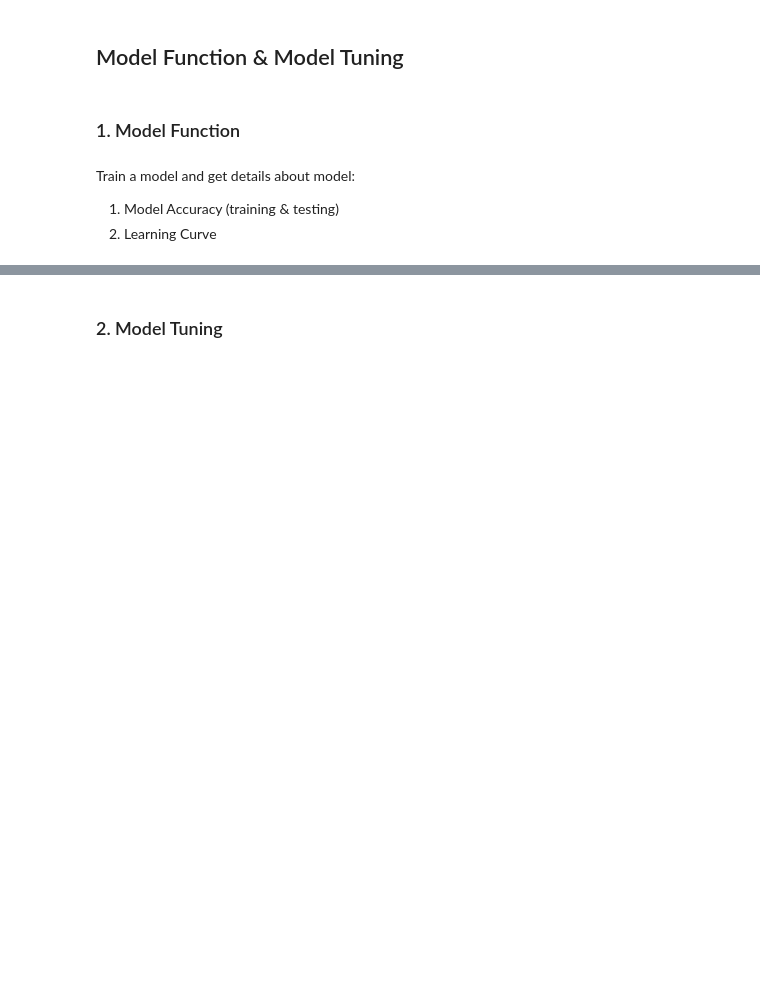
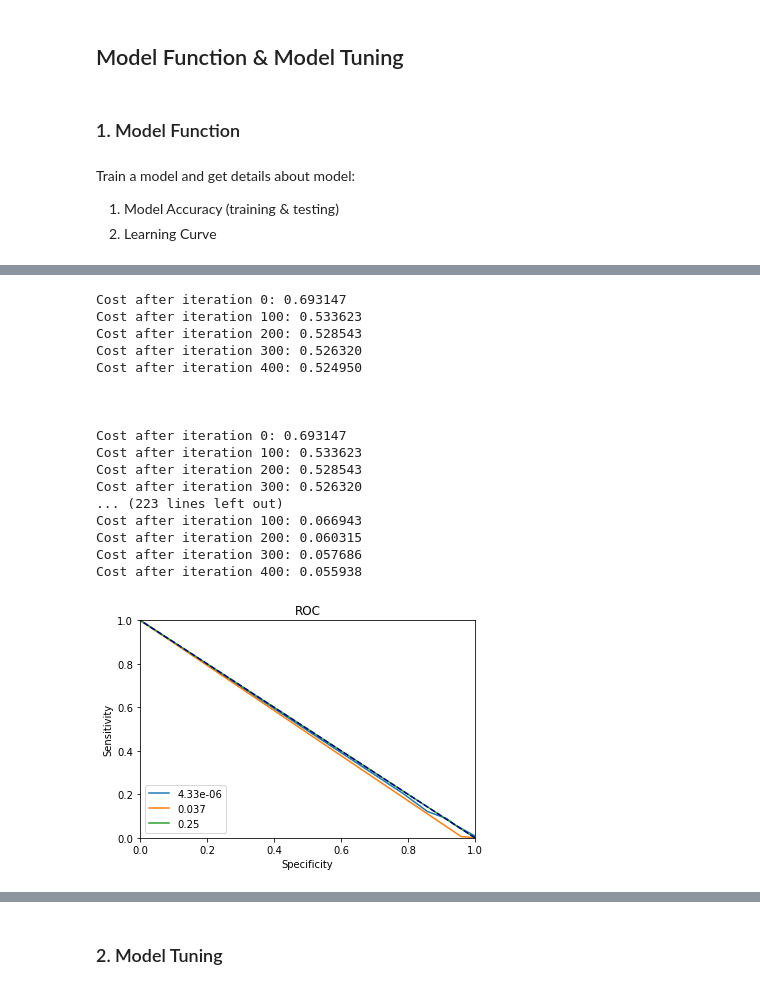
Before and after one commit to HaoWoo96/contact_map_pred, a Jupyter notebook: model_analysis.ipynb, the cells around one changed output, grey strips where cells are left out. Drawn from its saved outputs; the diff is of its cells as text; code cells hidden in the pictures; blank space fills up the shorter version.

```diff
--- a/model_analysis.ipynb
+++ b/model_analysis.ipynb
@@ -197,7 +171,7 @@ def optimize(w, b, X, Y, num_iterations, learning_rate, print_cost = False):
 
     return params, grads, costs
 # %%
-def predict(w, b, X):
+def predict(w, b, X, p_cut):
     '''
     Predict whether the label is 0 or 1 using learned logistic regression parameters (w, b)
 
@@ -205,6 +179,7 @@ def predict(w, b, X):
     w -- weights, a numpy array of size (6, 1)
     b -- bias, a scalar
     X -- data of size (6, number of examples)
+    p_cut -- cutoff for converting probabilities to actual predictions
 
     Returns:
     Y_prediction -- a numpy array (vector) containing all predictions (0/1) for the examples in X
@@ -220,7 +195,7 @@ def predict(w, b, X):
     for i in tqdm(range(A.shape[1])):
 
         # Convert probabilities A[0,i] to actual predictions p[0,i]
-        if A[0][i] <= 0.5:
+        if A[0][i] <= p_cut:
             Y_prediction[0][i] = 0
         else:
             Y_prediction[0][i] = 1
@@ -315,7 +291,7 @@ def predict_from_contact_pred(w, b, nb_range, c_p):
 # %% [markdown]
 ### 1. Model Function
 # %%
-def model(X_train, Y_train, X_test, Y_test, num_iterations = 500, learning_rate = 0.5, print_cost = False):
+def model(X_train, Y_train, X_test, Y_test, num_iterations, learning_rate, print_cost, p_cut):
     """
     Builds the logistic regression model by calling the function implemented above
 
@@ -343,13 +319,13 @@ def model(X_train, Y_train, X_test, Y_test, num_iterations = 500, learning_rate
     b = parameters["b"]
 
     # Predict test/train set examples (≈ 2 lines of code)
-    Y_prediction_test = predict(w, b, X_test)
-    Y_prediction_train = predict(w, b, X_train)
+    Y_prediction_test = predict(w, b, X_test, p_cut)
+    Y_prediction_train = predict(w, b, X_train, p_cut)
 
 
     # Print train/test Errors
-    print("train accuracy: {} %".format(100 - np.mean(np.abs(Y_prediction_train - Y_train)) * 100))
-    print("test accuracy: {} %".format(100 - np.mean(np.abs(Y_prediction_test - Y_test)) * 100))
+    #print("train accuracy: {} %".format(100 - np.mean(np.abs(Y_prediction_train - Y_train)) * 100))
+    #print("test accuracy: {} %".format(100 - np.mean(np.abs(Y_prediction_test - Y_test)) * 100))
 
 
     model_result = {"costs": costs,
@@ -365,5 +341,3 @@ def model(X_train, Y_train, X_test, Y_test, num_iterations = 500, learning_rate
 Train a model and get details about model:
 1. Model Accuracy (training & testing)
 2. Learning Curve
-# %%
-model_result = model(X_train, Y_train, X_test, Y_test, num_iterations = 1500, learning_rate = 0.5, print_cost = False)
@@ -391 +344,58 @@ test accuracy: 95.54536843649487 %
+# %%
+p_cuts = [0.1*float(i) for i in range(10)]
+
+plt.figure(0)
+
+for cutoff in tqdm(cutoffs):
+    sensitivity = []
+    specificity = []
+
+    for p_cut in tqdm(p_cuts):
+        X_train, Y_train, X_test, Y_test = datasets[cutoff]
+        model_result = model(X_train, Y_train, X_test, Y_test, 500, 0.5, False, p_cut)
+        tn, fp, fn, tp = confusion_matrix(Y_test.flatten(),model_result["Y_prediction_test"].flatten()).ravel()
+        sensitivity.append(tp*1.0/(tp+tn))
+        specificity.append(tn*1.0/(tn+fp))
+
+    sensitivity += [1,0]
+    specificity += [0,1]
+    spec = pd.DataFrame({'spec':specificity})
+    sens = pd.DataFrame({'sens':sensitivity})
+    df = pd.concat([spec, sens], axis=1, sort=False)
+    df = df.sort_values('spec')
+
+    specificity = list(df['spec'])
+    sensitivity = list(df['sens'])
+
+    plt.plot(specificity, sensitivity)
+
+plt.plot([1, 0], [0, 1], color='darkblue', linestyle='--')
+plt.title('ROC')
+plt.xlabel('Specificity')
+plt.ylabel('Sensitivity')
+axes = plt.gca()
+axes.set_xlim([0,1])
+axes.set_ylim([0,1])
+plt.legend(cutoffs, loc = "lower left")
+plt.savefig("ROC.png")
+plt.show()
+# %% [output]
+Cost after iteration 0: 0.693147
+Cost after iteration 100: 0.533623
+Cost after iteration 200: 0.528543
+Cost after iteration 300: 0.526320
+Cost after iteration 400: 0.524950
+
+
+
+Cost after iteration 0: 0.693147
+Cost after iteration 100: 0.533623
+Cost after iteration 200: 0.528543
+Cost after iteration 300: 0.526320
+... (223 lines left out)
+Cost after iteration 100: 0.066943
+Cost after iteration 200: 0.060315
+Cost after iteration 300: 0.057686
+Cost after iteration 400: 0.055938
+[figure, added]
 # %%
```
Also changed, not shown: parts of 11 cells of this notebook.
